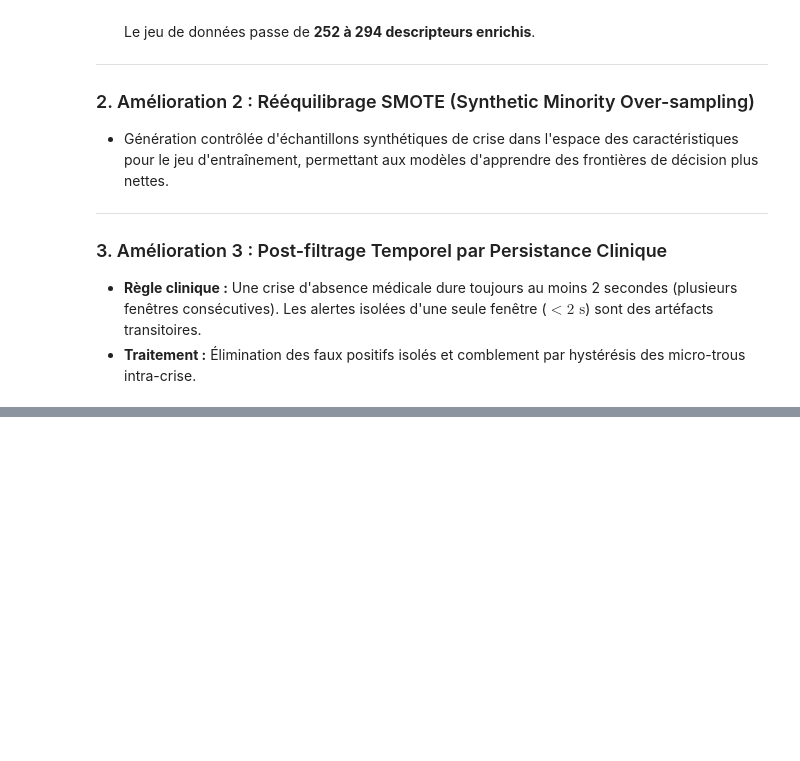
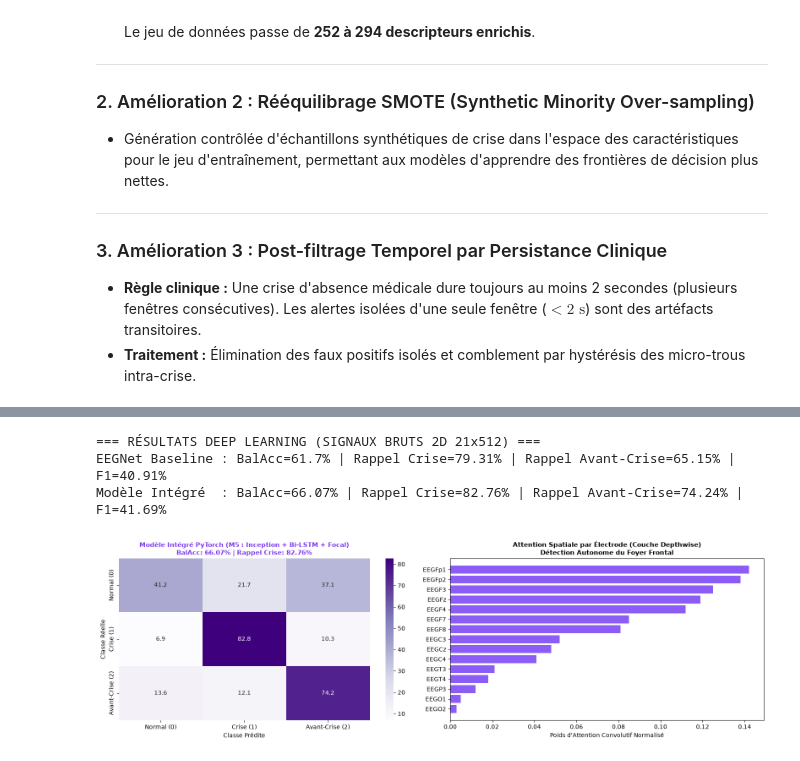
Before and after one commit to eya-boukeri/EEG-Absence-Seizure-Detection, a Jupyter notebook: mini_projet_eeg.ipynb, the cells around one changed output, grey strips where cells are left out. Drawn from its saved outputs; the diff is of its cells as text; code cells hidden in the pictures; blank space fills up the shorter version.

```diff
--- a/mini_projet_eeg.ipynb
+++ b/mini_projet_eeg.ipynb
@@ -1059,0 +1222,38 @@ plt.show()
+# %%
+# ==============================================================================
+# PARTIE XV : Deep Learning End-to-End PyTorch sur Tenseurs Bruts
+# ==============================================================================
+res_dl_base = engine.train_and_evaluate_eegnet(channel='ALL', model_name='EEGNet', include_pre_ictal=True, pre_ictal_sec=30.0, epochs=10)
+res_dl_integ = engine.train_and_evaluate_eegnet(channel='ALL', model_name='Integrated_EEGNet', include_pre_ictal=True, pre_ictal_sec=30.0, epochs=10)
+
+print("=== RÉSULTATS DEEP LEARNING (SIGNAUX BRUTS 2D 21x512) ===")
+print(f"EEGNet Baseline : BalAcc={res_dl_base['metrics']['balanced_accuracy']}% | Rappel Crise={res_dl_base['per_class']['crise']['recall']}% | Rappel Avant-Crise={res_dl_base['per_class']['avant_crise']['recall']}% | F1={res_dl_base['metrics']['f1']}%")
+print(f"Modèle Intégré  : BalAcc={res_dl_integ['metrics']['balanced_accuracy']}% | Rappel Crise={res_dl_integ['per_class']['crise']['recall']}% | Rappel Avant-Crise={res_dl_integ['per_class']['avant_crise']['recall']}% | F1={res_dl_integ['metrics']['f1']}%")
+
+# Matrice de confusion 3 classes + Poids d'attention spatiale par électrode
+fig, axes = plt.subplots(1, 2, figsize=(16, 5))
+labels_3c = ['Normal (0)', 'Crise (1)', 'Avant-Crise (2)']
+
+cm_dl = np.array(res_dl_integ['confusion_matrix']['matrix'], dtype=float)
+cm_dl_norm = cm_dl / cm_dl.sum(axis=1)[:, np.newaxis] * 100
+
+sns.heatmap(cm_dl_norm, annot=True, fmt='.1f', cmap='Purples', cbar=True,
+            xticklabels=labels_3c, yticklabels=labels_3c, ax=axes[0])
+axes[0].set_title(f"Modèle Intégré PyTorch (M5 : Inception + Bi-LSTM + Focal)\nBalAcc: {res_dl_integ['metrics']['balanced_accuracy']}% | Rappel Crise: {res_dl_integ['per_class']['crise']['recall']}%", fontweight='bold', color='#7c3aed')
+axes[0].set_ylabel("Classe Réelle")
+axes[0].set_xlabel("Classe Prédite")
+
+feat_dl = list(res_dl_integ.get('feature_importances', {}).items())
+if feat_dl:
+    ch_names = [x[0] for x in feat_dl][:15][::-1]
+    ch_weights = [x[1] for x in feat_dl][:15][::-1]
+    axes[1].barh(ch_names, ch_weights, color='#8b5cf6')
+    axes[1].set_title("Attention Spatiale par Électrode (Couche Depthwise)\nDécouverte Autonome du Foyer Épileptique Frontal", fontweight='bold')
+    axes[1].set_xlabel("Poids d'Attention Convolutif")
+plt.tight_layout()
+plt.show()
+# %% [output]
+=== RÉSULTATS DEEP LEARNING (SIGNAUX BRUTS 2D 21x512) ===
+EEGNet Baseline : BalAcc=61.7% | Rappel Crise=79.31% | Rappel Avant-Crise=65.15% | F1=40.91%
+Modèle Intégré  : BalAcc=66.07% | Rappel Crise=82.76% | Rappel Avant-Crise=74.24% | F1=41.69%
+[figure, added]
```
Also changed, not shown: parts of 22 cells of this notebook, 12 other files.
